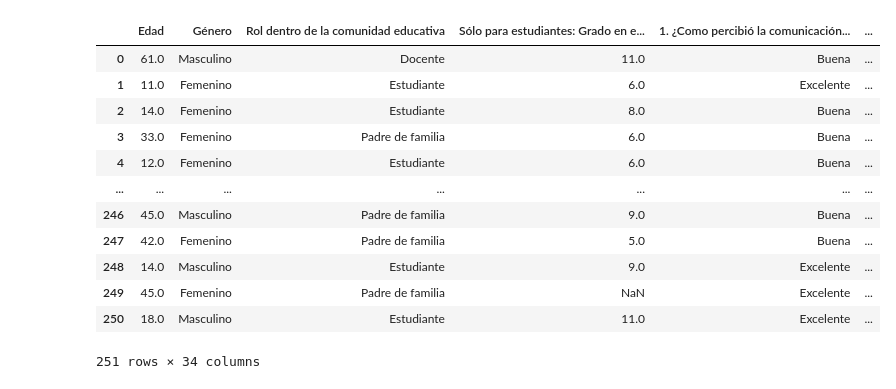
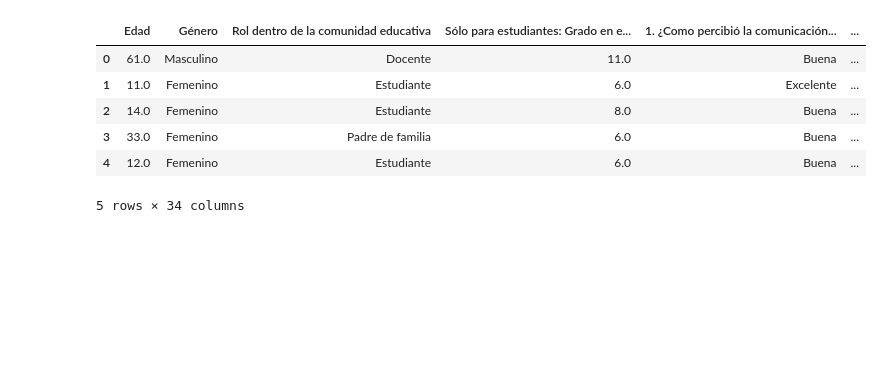
Before and after one commit to DanielaAndaluz/ClusteringStudentsData, a Jupyter notebook: Analisis estudiantes.ipynb, the cells around one changed output. Saved outputs shown, nothing was run; the diff lists cells and outputs as text; code cells hidden in the pictures; blank space fills up the shorter version.

```diff
--- a/Analisis estudiantes.ipynb
+++ b/Analisis estudiantes.ipynb
@@ -15,19 +12,14 @@ import matplotlib.gridspec as gridspec
 # %%
 #Import data
 data=pd.read_csv("C:/Users/daniela.andaluz/Downloads/ENCUESTA INSTITUCI+ôN EDUCATIVA SIM+ôN BOLIVAR.csv")
+data=data.dropna(axis=0)
 data=data.drop(columns=['Marca temporal','Nombre','Lugar de residencia'])
-data
+data.head()
 # %% [output]
 |  | Edad | Género | Rol dentro de la comunidad educativa | Sólo para estudiantes: Grado en e... | 1. ¿Como percibió la comunicación... | ... |
 | 0 | 61.0 | Masculino | Docente | 11.0 | Buena | ... |
 | 1 | 11.0 | Femenino | Estudiante | 6.0 | Excelente | ... |
 | 2 | 14.0 | Femenino | Estudiante | 8.0 | Buena | ... |
 | 3 | 33.0 | Femenino | Padre de familia | 6.0 | Buena | ... |
 | 4 | 12.0 | Femenino | Estudiante | 6.0 | Buena | ... |
-| ... | ... | ... | ... | ... | ... | ... |
-| 246 | 45.0 | Masculino | Padre de familia | 9.0 | Buena | ... |
-| 247 | 42.0 | Femenino | Padre de familia | 5.0 | Buena | ... |
-| 248 | 14.0 | Masculino | Estudiante | 9.0 | Excelente | ... |
-| 249 | 45.0 | Femenino | Padre de familia | NaN | Excelente | ... |
-| 250 | 18.0 | Masculino | Estudiante | 11.0 | Excelente | ... |
-251 rows × 34 columns
+5 rows × 34 columns
```
Also changed, not shown: parts of 13 cells of this notebook.
